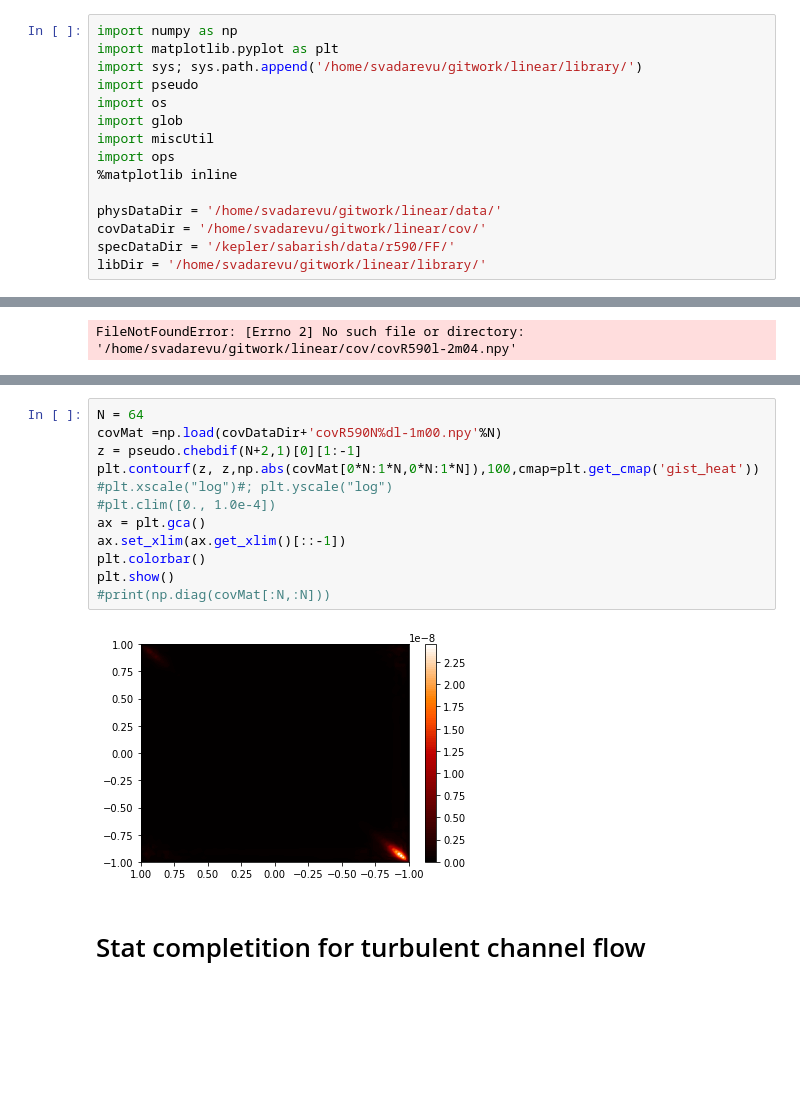
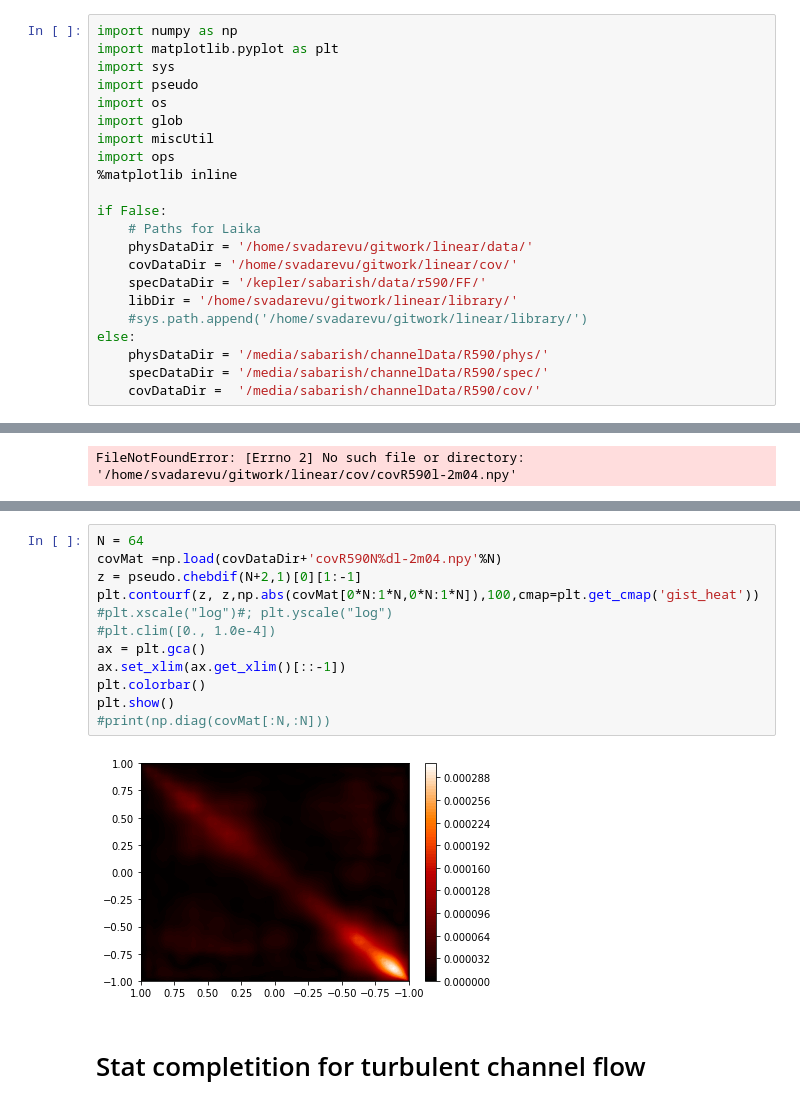
Before and after one commit to saba-vadarevu/Linear-Coherent-Structures-in-Channel-flows, a Jupyter notebook: library/statisticCompletion.ipynb, the cells around one changed output, grey strips where cells are left out. Saved outputs shown, nothing was run; the diff lists cells and outputs as text; blank space fills up the shorter version.

```diff
--- a/library/statisticCompletion.ipynb
+++ b/library/statisticCompletion.ipynb
@@ -1,7 +4,7 @@
 # %%
 import numpy as np
 import matplotlib.pyplot as plt
-import sys; sys.path.append('/home/svadarevu/gitwork/linear/library/')
+import sys
 import pseudo
 import os
 import glob
@@ -9,7 +12,14 @@ import miscUtil
 import ops
 %matplotlib inline
 
-physDataDir = '/home/svadarevu/gitwork/linear/data/'
-covDataDir = '/home/svadarevu/gitwork/linear/cov/'
-specDataDir = '/kepler/sabarish/data/r590/FF/'
-libDir = '/home/svadarevu/gitwork/linear/library/'
+if False:
+    # Paths for Laika
+    physDataDir = '/home/svadarevu/gitwork/linear/data/'
+    covDataDir = '/home/svadarevu/gitwork/linear/cov/'
+    specDataDir = '/kepler/sabarish/data/r590/FF/'
+    libDir = '/home/svadarevu/gitwork/linear/library/'
+    #sys.path.append('/home/svadarevu/gitwork/linear/library/')
+else:
+    physDataDir = '/media/sabarish/channelData/R590/phys/'
+    specDataDir = '/media/sabarish/channelData/R590/spec/'
+    covDataDir =  '/media/sabarish/channelData/R590/cov/'
@@ -78,16 +134,16 @@ FileNotFoundError: [Errno 2] No such file or directory: '/home/svadarevu/gitwork
 # %%
 N = 64
-covMat =np.load(covDataDir+'covR590N%dl-1m00.npy'%N)
+covMat =np.load(covDataDir+'covR590N%dl-2m04.npy'%N)
 z = pseudo.chebdif(N+2,1)[0][1:-1]
 plt.contourf(z, z,np.abs(covMat[0*N:1*N,0*N:1*N]),100,cmap=plt.get_cmap('gist_heat'))
 #plt.xscale("log")#; plt.yscale("log")
 #plt.clim([0., 1.0e-4])
 ax = plt.gca()
 ax.set_xlim(ax.get_xlim()[::-1])
 plt.colorbar()
 plt.show()
 #print(np.diag(covMat[:N,:N]))
 # %% [output]
-[figure, old version]
+[figure, new version]
 # %% [markdown]
 # Stat completition for turbulent channel flow
```
Also changed, not shown: parts of 12 cells of this notebook, 3 other files.
